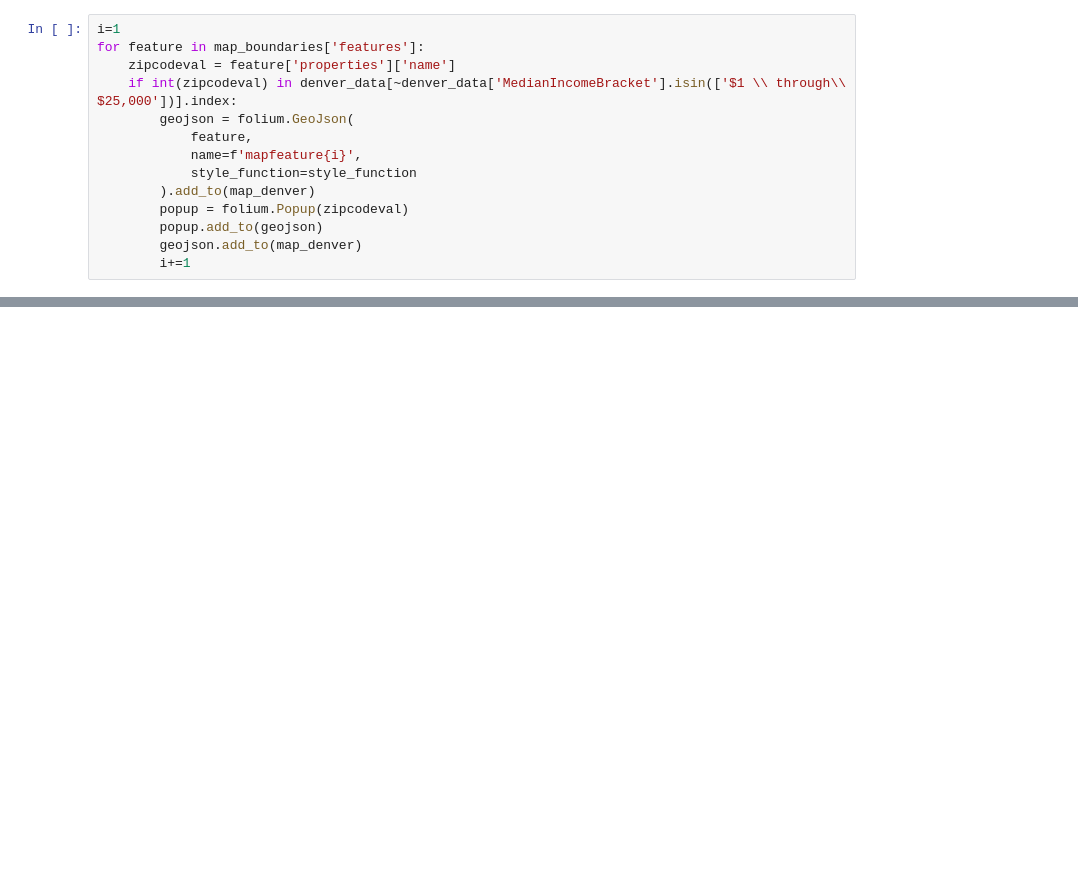
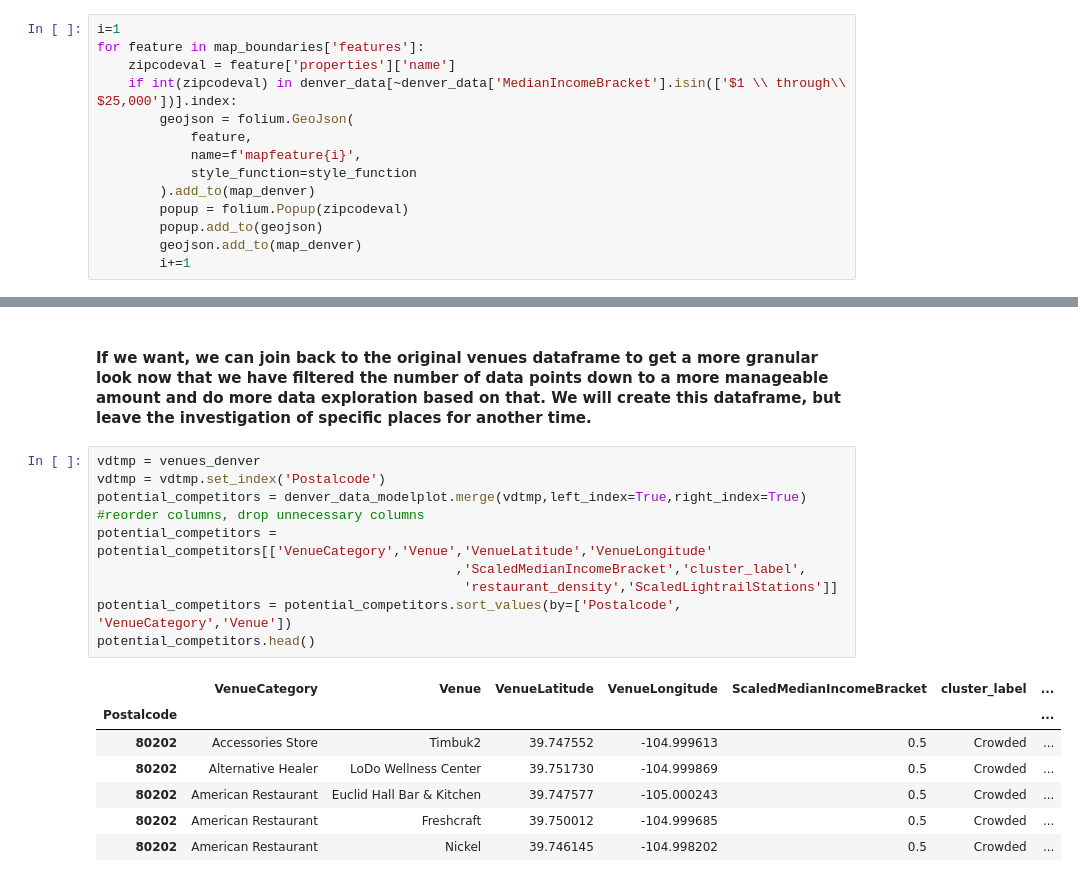
Before and after one commit to davidschneider04/Coursera_Capstone, a Jupyter notebook: CapstoneProjectTheBattleOfNeighborhoods.ipynb, the cells around one changed output, grey strips where cells are left out. Cells and saved outputs as stored; diff of their text form; blank space fills up the shorter version.

```diff
--- a/CapstoneProjectTheBattleOfNeighborhoods.ipynb
+++ b/CapstoneProjectTheBattleOfNeighborhoods.ipynb
@@ -324,0 +561,20 @@ Conclusion goes here.
+# %% [markdown]
+#### If we want, we can join back to the original venues dataframe to get a more granular look now that we have filtered the number of data points down to a more manageable amount and do more data exploration based on that. We will create this dataframe, but leave the investigation of specific places for another time.
+# %%
+vdtmp = venues_denver
+vdtmp = vdtmp.set_index('Postalcode')
+potential_competitors = denver_data_modelplot.merge(vdtmp,left_index=True,right_index=True)
+#reorder columns, drop unnecessary columns
+potential_competitors = potential_competitors[['VenueCategory','Venue','VenueLatitude','VenueLongitude'
+                                              ,'ScaledMedianIncomeBracket','cluster_label',
+                                               'restaurant_density','ScaledLightrailStations']]
+potential_competitors = potential_competitors.sort_values(by=['Postalcode', 'VenueCategory','Venue'])
+potential_competitors.head()
+# %% [output]
+|  | VenueCategory | Venue | VenueLatitude | VenueLongitude | ScaledMedianIncomeBracket | cluster_label | ... |
+| Postalcode |  |  |  |  |  |  | ... |
+| 80202 | Accessories Store | Timbuk2 | 39.747552 | -104.999613 | 0.5 | Crowded | ... |
+| 80202 | Alternative Healer | LoDo Wellness Center | 39.751730 | -104.999869 | 0.5 | Crowded | ... |
+| 80202 | American Restaurant | Euclid Hall Bar & Kitchen | 39.747577 | -105.000243 | 0.5 | Crowded | ... |
+| 80202 | American Restaurant | Freshcraft | 39.750012 | -104.999685 | 0.5 | Crowded | ... |
+| 80202 | American Restaurant | Nickel | 39.746145 | -104.998202 | 0.5 | Crowded | ... |
```
Also changed, not shown: parts of 65 cells of this notebook.
